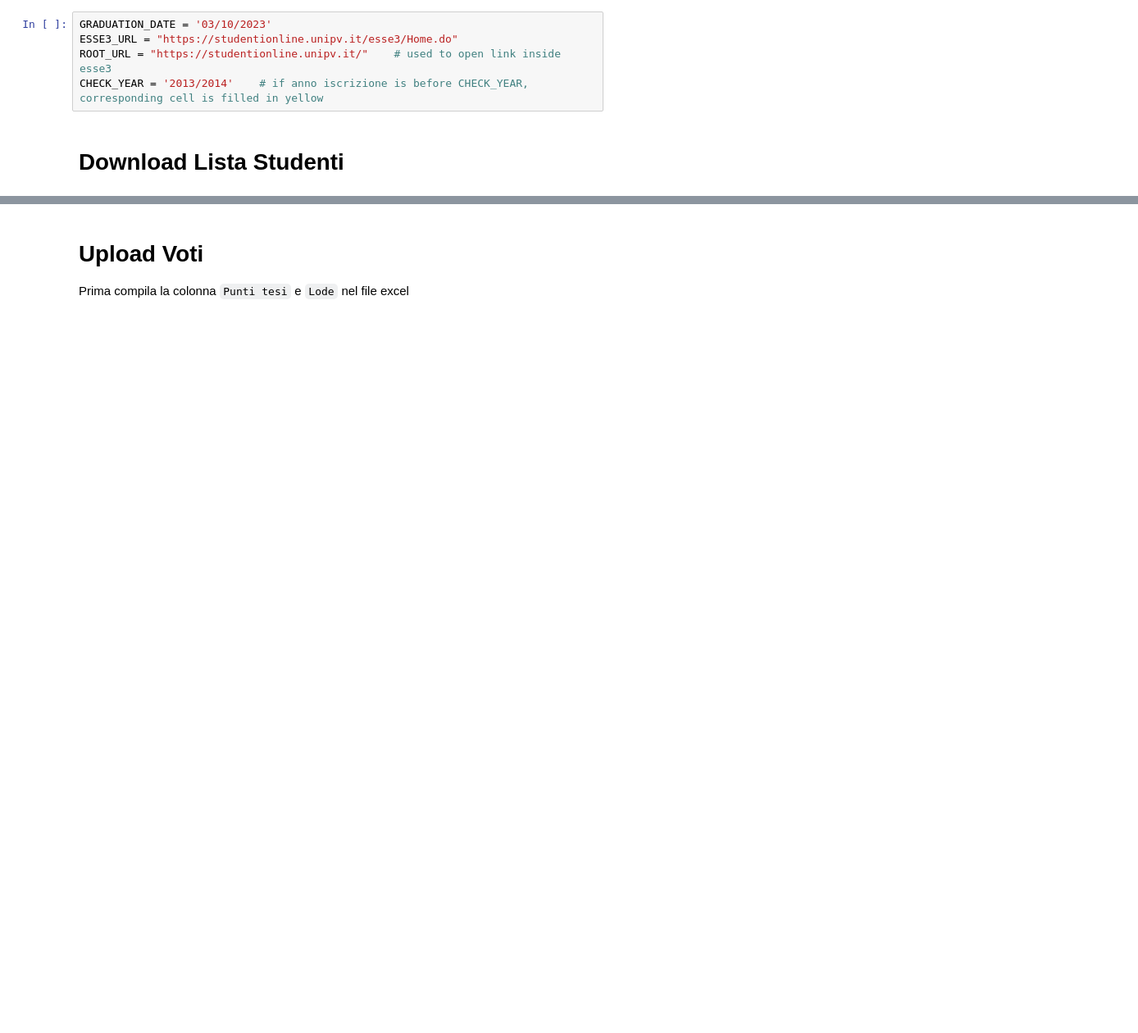
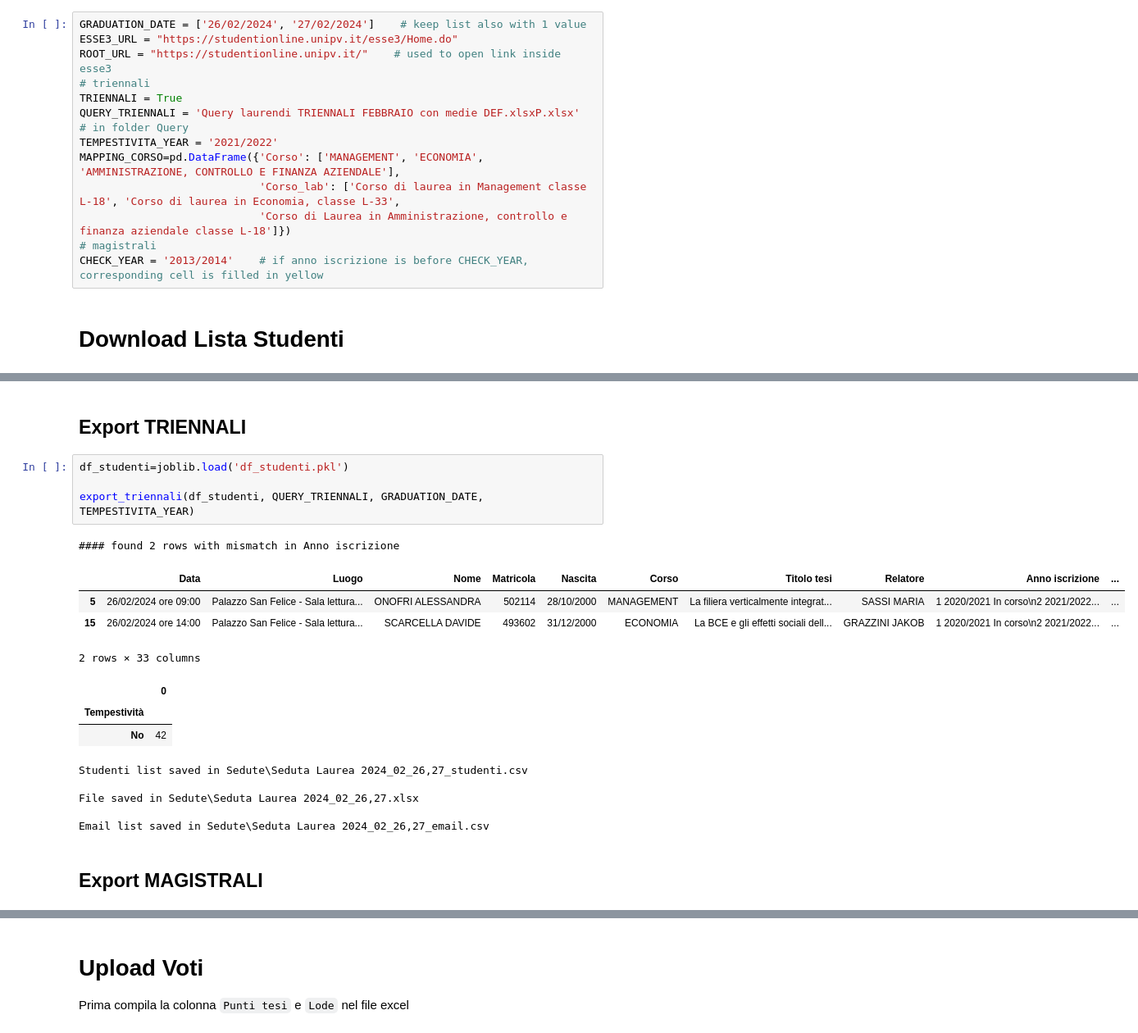
Before and after one commit to AleBitetto/Tool-sedute-laurea, a Jupyter notebook: Download lista studenti and upload voti.ipynb, the cells around one changed output, grey strips where cells are left out. Shown at 82% size. Drawn from its saved outputs; the diff is of its cells as text; blank space fills up the shorter version.

Commit message:
added export triennali and small refactoring

```diff
--- a/Download lista studenti and upload voti.ipynb
+++ b/Download lista studenti and upload voti.ipynb
@@ -22,9 +31,17 @@ import xlsxwriter
 # %%
 CHROMEDRIVER_PATH = r"C:\Users\Alessandro Bitetto\Downloads\UniPV\Tool Sedute Laurea\WebDriver\chromedriver"
 # %%
-GRADUATION_DATE = '03/10/2023'
+GRADUATION_DATE = ['26/02/2024', '27/02/2024']    # keep list also with 1 value
 ESSE3_URL = "https://studentionline.unipv.it/esse3/Home.do"
 ROOT_URL = "https://studentionline.unipv.it/"    # used to open link inside esse3
+# triennali
+TRIENNALI = True
+QUERY_TRIENNALI = 'Query laurendi TRIENNALI FEBBRAIO con medie DEF.xlsxP.xlsx'   # in folder Query
+TEMPESTIVITA_YEAR = '2021/2022'
+MAPPING_CORSO=pd.DataFrame({'Corso': ['MANAGEMENT', 'ECONOMIA', 'AMMINISTRAZIONE, CONTROLLO E FINANZA AZIENDALE'],
+                            'Corso_lab': ['Corso di laurea in Management classe L-18', 'Corso di laurea in Economia, classe L-33',
+                            'Corso di Laurea in Amministrazione, controllo e finanza aziendale classe L-18']})
+# magistrali
 CHECK_YEAR = '2013/2014'    # if anno iscrizione is before CHECK_YEAR, corresponding cell is filled in yellow
 # %% [markdown]
 # Download Lista Studenti
@@ -185 +169,23 @@ Reading student 11/11
+# %% [markdown]
+## Export TRIENNALI
+# %%
+df_studenti=joblib.load('df_studenti.pkl')
+
+export_triennali(df_studenti, QUERY_TRIENNALI, GRADUATION_DATE, TEMPESTIVITA_YEAR)
+# %% [output]
+#### found 2 rows with mismatch in Anno iscrizione
+|  | Data | Luogo | Nome | Matricola | Nascita | Corso | Titolo tesi | Relatore | Anno iscrizione | ... |
+| 5 | 26/02/2024 ore 09:00 | Palazzo San Felice - Sala lettura... | ONOFRI ALESSANDRA | 502114 | 28/10/2000 | MANAGEMENT | La filiera verticalmente integrat... | SASSI MARIA | 1 2020/2021 In corso\n2 2021/2022... | ... |
+| 15 | 26/02/2024 ore 14:00 | Palazzo San Felice - Sala lettura... | SCARCELLA DAVIDE | 493602 | 31/12/2000 | ECONOMIA | La BCE e gli effetti sociali dell... | GRAZZINI JAKOB | 1 2020/2021 In corso\n2 2021/2022... | ... |
+2 rows × 33 columns
+|  | 0 |
+| Tempestività |  |
+| No | 42 |
+Studenti list saved in Sedute\Seduta Laurea 2024_02_26,27_studenti.csv
+
+File saved in Sedute\Seduta Laurea 2024_02_26,27.xlsx
+
+Email list saved in Sedute\Seduta Laurea 2024_02_26,27_email.csv
+# %% [markdown]
+## Export MAGISTRALI
 # %%
```
Also changed, not shown: parts of 6 cells of this notebook, 2 other files.
